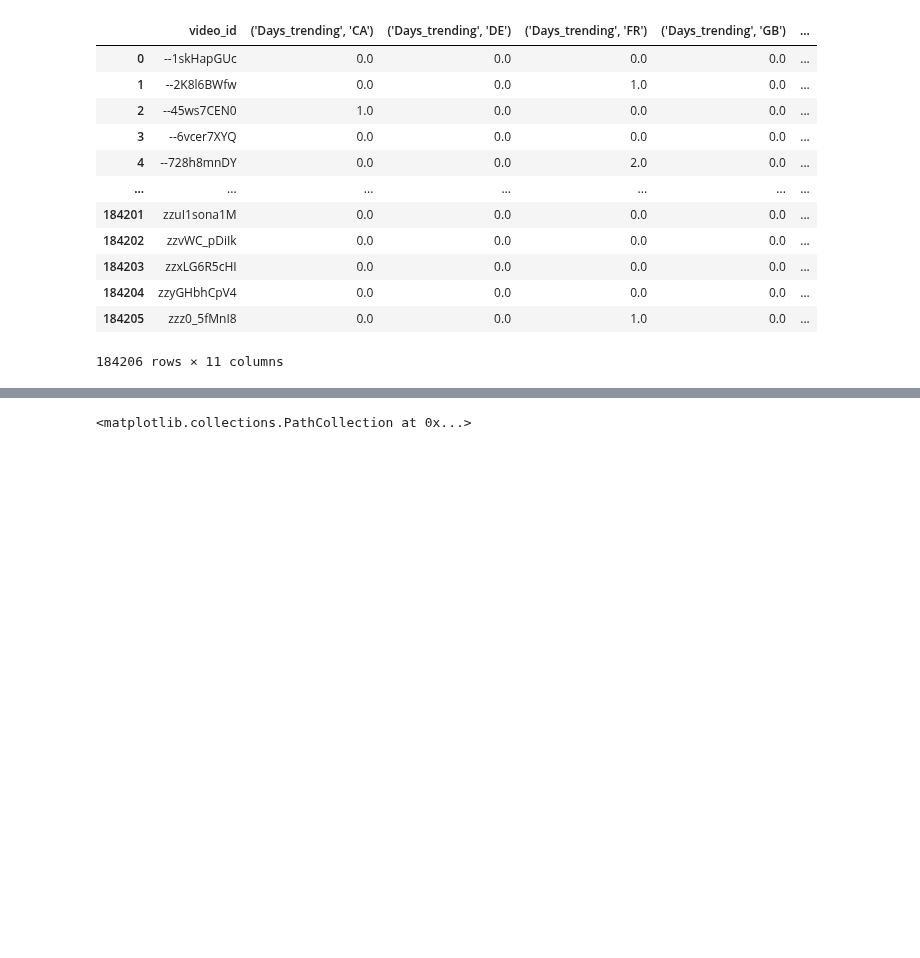
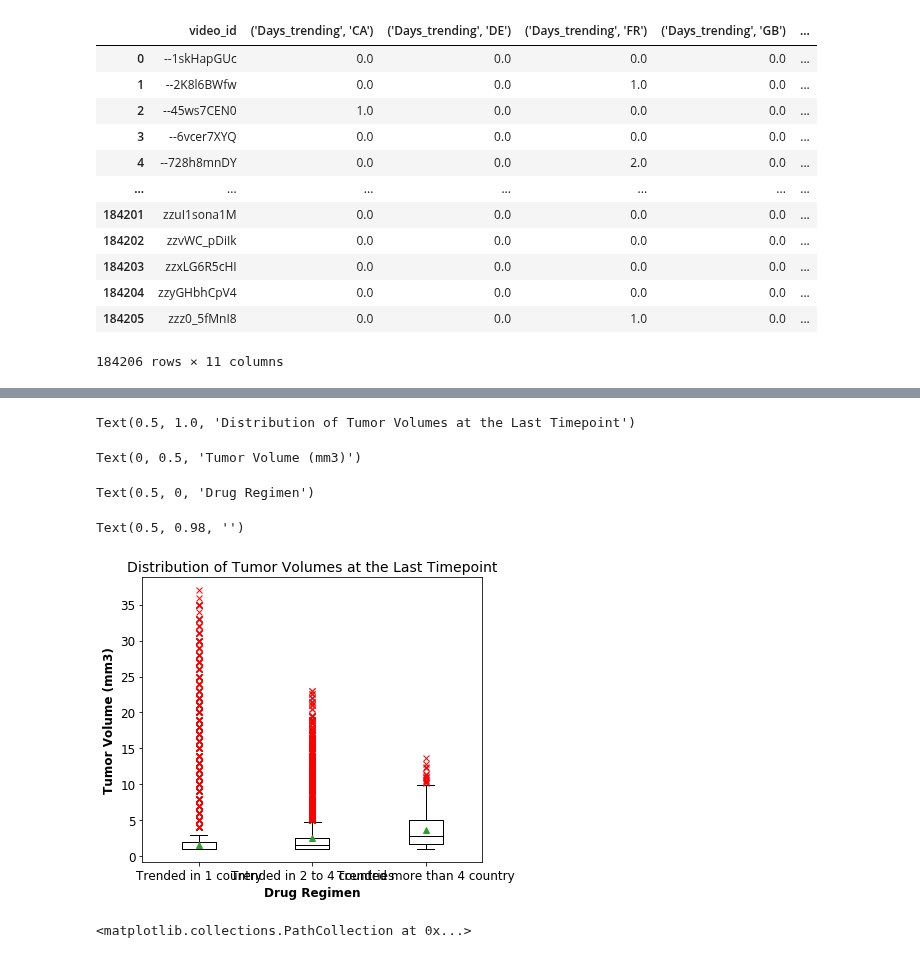
Before and after one commit to bnarath/YouTube_Trending, a Jupyter notebook: youtube-trending/Code/Megan_exploring_variation.ipynb, the cells around one changed output, grey strips where cells are left out. Cells and saved outputs as stored; diff of their text form; code cells hidden in the pictures; blank space fills up the shorter version.

```diff
--- a/youtube-trending/Code/Megan_exploring_variation.ipynb
+++ b/youtube-trending/Code/Megan_exploring_variation.ipynb
@@ -381 +392,42 @@ for xpos, ypos, yval in zip(x, more_than_four_day_set+two_to_four_day_set+single
+# %%
+#ultimately - delete this/ just verifying stacked bar chart was the right approach
+
+# Generate a box plot of the final tumor volume of each mouse across four regimens of interest
+
+outlier_formatting = dict(markeredgecolor='r', marker='x')
+
+box_plot = combined_per_video_df.boxplot(
+                                by = "Country Segment",
+                                column =["Mean Days Trending"],
+                                grid=False,
+                                figsize=(6, 5),
+                                fontsize=12,
+                                color="black",
+                                showmeans=True,
+                                flierprops=outlier_formatting)
+
+#formatting
+box_plot.set_title("Distribution of Tumor Volumes at the Last Timepoint", fontsize=14)
+
+box_plot.set_ylabel(
+    "Tumor Volume (mm3)",
+    fontsize=12,
+    fontweight ='bold')
+
+box_plot.set_xlabel(
+    "Drug Regimen",
+    fontsize=12,
+    fontweight ='bold')
+
+plt.suptitle('')
+
+#display
+plt.tight_layout()
+plt.show()
+# %% [output]
+Text(0.5, 1.0, 'Distribution of Tumor Volumes at the Last Timepoint')
+Text(0, 0.5, 'Tumor Volume (mm3)')
+Text(0.5, 0, 'Drug Regimen')
+Text(0.5, 0.98, '')
+[figure, added]
 # %%
```
Also changed, not shown: parts of 18 cells of this notebook.
